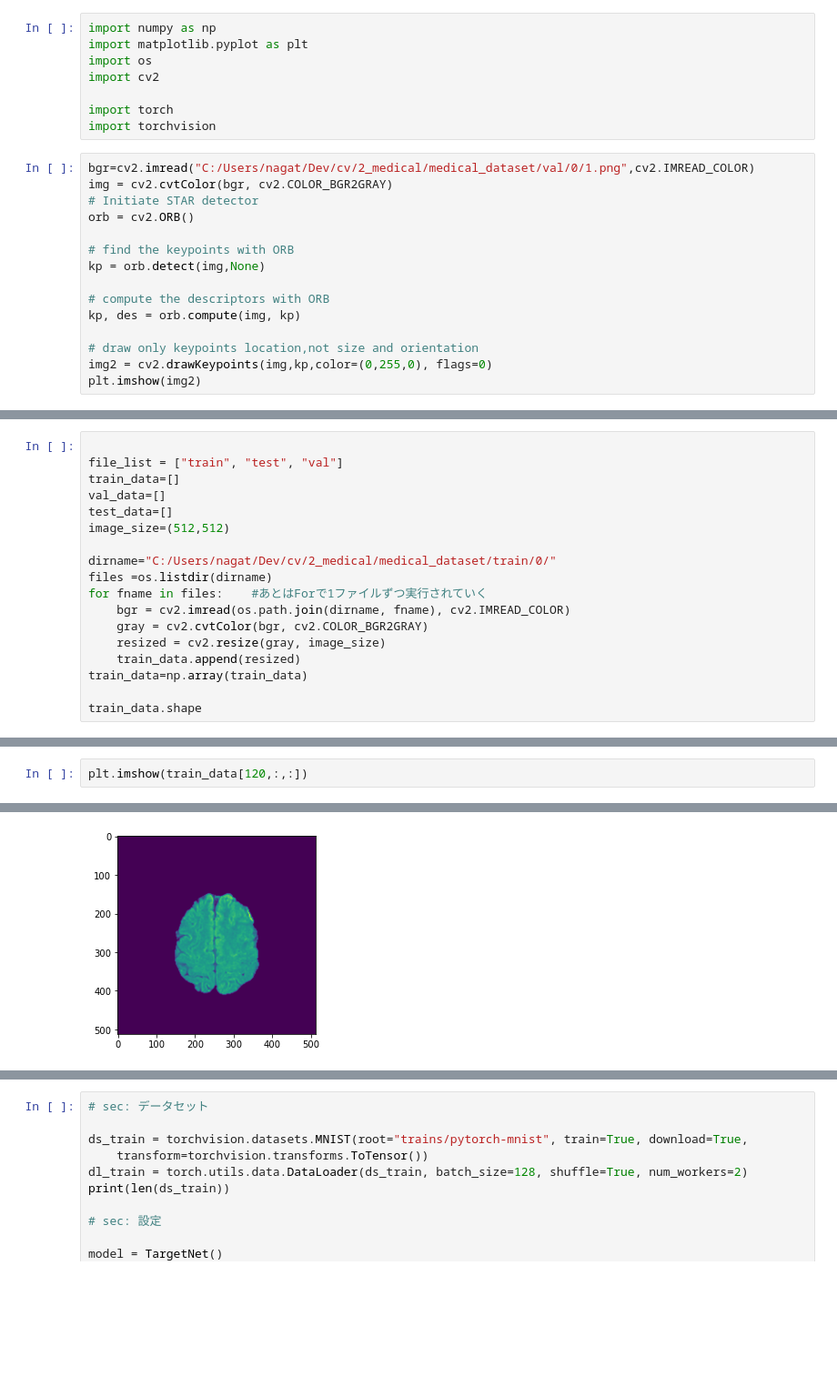
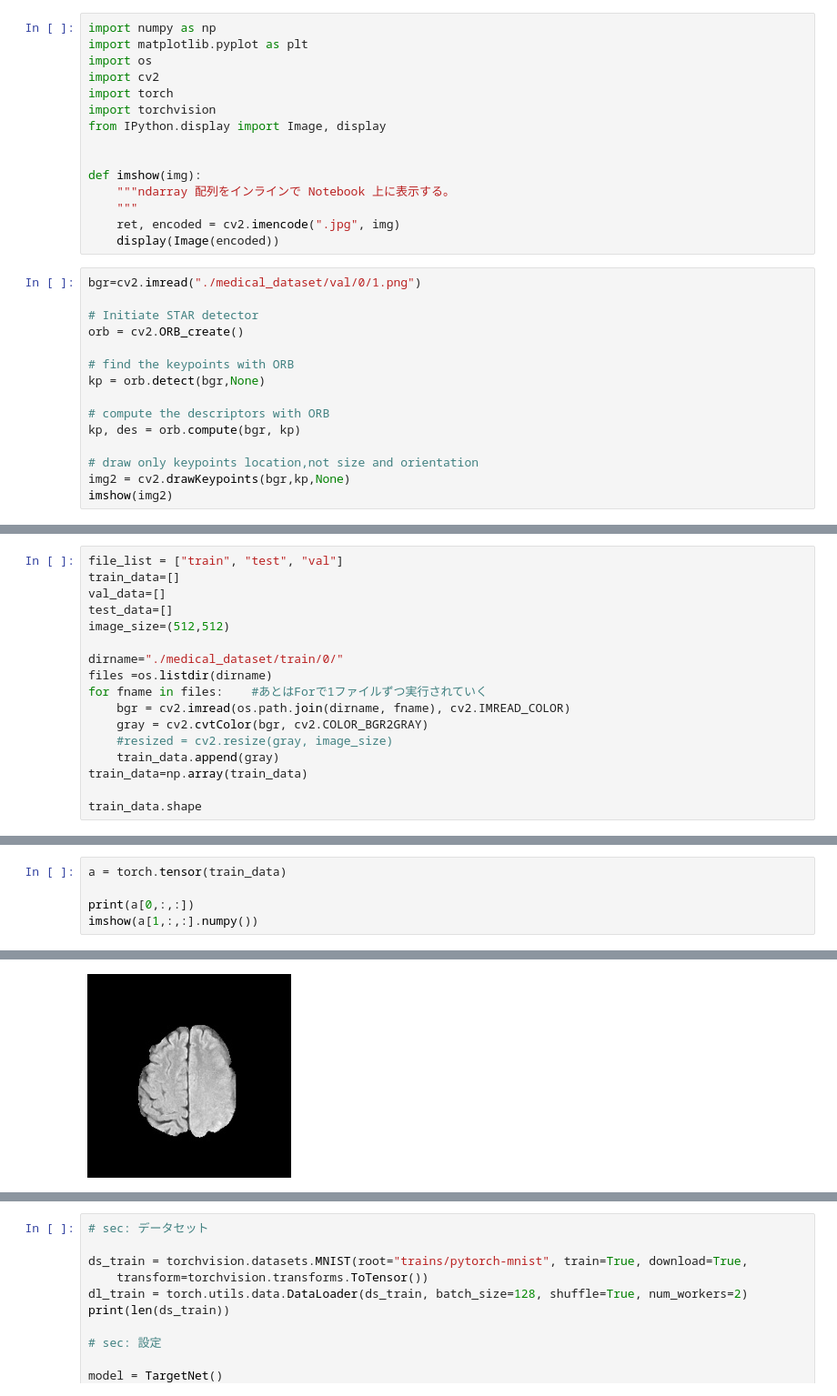
Before and after one commit to E-yusuke/2_medical, a Jupyter notebook: medical.ipynb, the cells around one changed output, grey strips where cells are left out. Shown at 91% size. Saved outputs shown, nothing was run; the diff lists cells and outputs as text; blank space fills up the shorter version.

```diff
--- a/medical.ipynb
+++ b/medical.ipynb
@@ -3,21 +3,28 @@ import numpy as np
 import matplotlib.pyplot as plt
 import os
 import cv2
-
 import torch
 import torchvision
+from IPython.display import Image, display
+
+
+def imshow(img):
+    """ndarray 配列をインラインで Notebook 上に表示する。
+    """
+    ret, encoded = cv2.imencode(".jpg", img)
+    display(Image(encoded))
 # %%
-bgr=cv2.imread("C:/Users/nagat/Dev/cv/2_medical/medical_dataset/val/0/1.png",cv2.IMREAD_COLOR)
-img = cv2.cvtColor(bgr, cv2.COLOR_BGR2GRAY)
+bgr=cv2.imread("./medical_dataset/val/0/1.png")
+
 # Initiate STAR detector
-orb = cv2.ORB()
+orb = cv2.ORB_create()
 
 # find the keypoints with ORB
-kp = orb.detect(img,None)
+kp = orb.detect(bgr,None)
 
 # compute the descriptors with ORB
-kp, des = orb.compute(img, kp)
+kp, des = orb.compute(bgr, kp)
 
 # draw only keypoints location,not size and orientation
-img2 = cv2.drawKeypoints(img,kp,color=(0,255,0), flags=0)
-plt.imshow(img2)
+img2 = cv2.drawKeypoints(bgr,kp,None)
+imshow(img2)
@@ -60,18 +33,17 @@ None
 # %%
-
 file_list = ["train", "test", "val"]
 train_data=[]
 val_data=[]
 test_data=[]
 image_size=(512,512)
 
-dirname="C:/Users/nagat/Dev/cv/2_medical/medical_dataset/train/0/"
+dirname="./medical_dataset/train/0/"
 files =os.listdir(dirname)
 for fname in files:    #あとはForで1ファイルずつ実行されていく
     bgr = cv2.imread(os.path.join(dirname, fname), cv2.IMREAD_COLOR)
     gray = cv2.cvtColor(bgr, cv2.COLOR_BGR2GRAY)
-    resized = cv2.resize(gray, image_size)
-    train_data.append(resized)
+    #resized = cv2.resize(gray, image_size)
+    train_data.append(gray)
 train_data=np.array(train_data)
 
 train_data.shape
@@ -80,3 +56,6 @@ train_data.shape
 # %%
-plt.imshow(train_data[120,:,:])
+a = torch.tensor(train_data)
+
+print(a[0,:,:])
+imshow(a[1,:,:].numpy())
 # %% [output]
@@ -84 +69 @@ plt.imshow(train_data[120,:,:])
-[figure, old version]
+[figure, new version]
```
Also changed, not shown: parts of 10 cells of this notebook, 10 other files.
